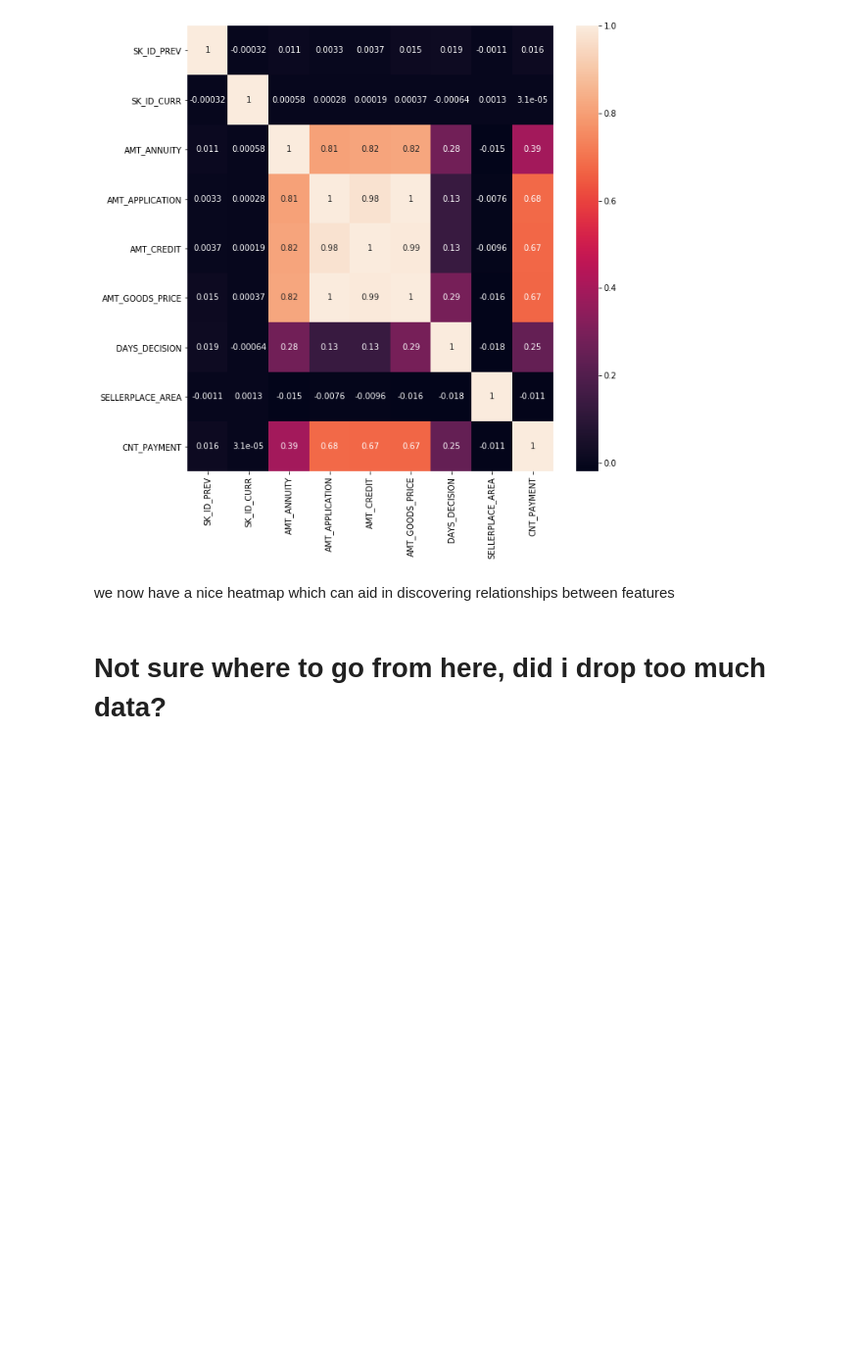
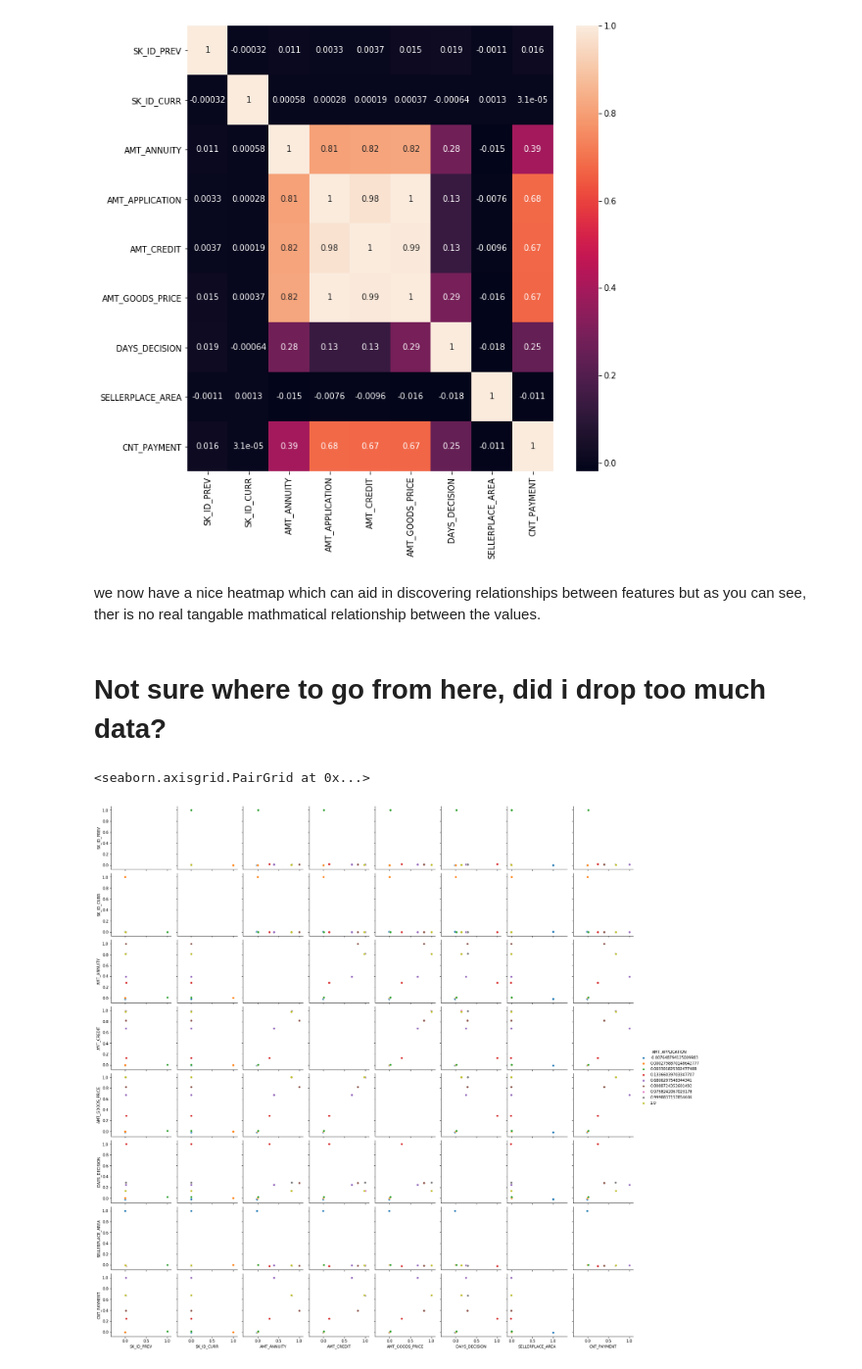
Before and after one commit to danielmmarquez/capstoneTwo-project, a Jupyter notebook: LoanDefaultData/EDAcapstone.ipynb, the cells around one changed output. Shown at 98% size. Saved outputs shown, nothing was run; the diff lists cells and outputs as text; code cells hidden in the pictures; blank space fills up the shorter version.

```diff
--- a/LoanDefaultData/EDAcapstone.ipynb
+++ b/LoanDefaultData/EDAcapstone.ipynb
@@ -241,6 +232,11 @@ plt.show()
 # %% [output]
 [figure]
 # %% [markdown]
-we now have a nice heatmap which can aid in discovering relationships between features
+we now have a nice heatmap which can aid in discovering relationships between features but as you can see, ther is no real tangable mathmatical relationship between the values.
 # %% [markdown]
 # Not sure where to go from here, did i drop too much data?
+# %%
+sns.pairplot(data=previous_application.corr(), hue='AMT_APPLICATION')
+# %% [output]
+<seaborn.axisgrid.PairGrid at 0x...>
+[figure, added]
```
Also changed, not shown: parts of 6 cells of this notebook.
